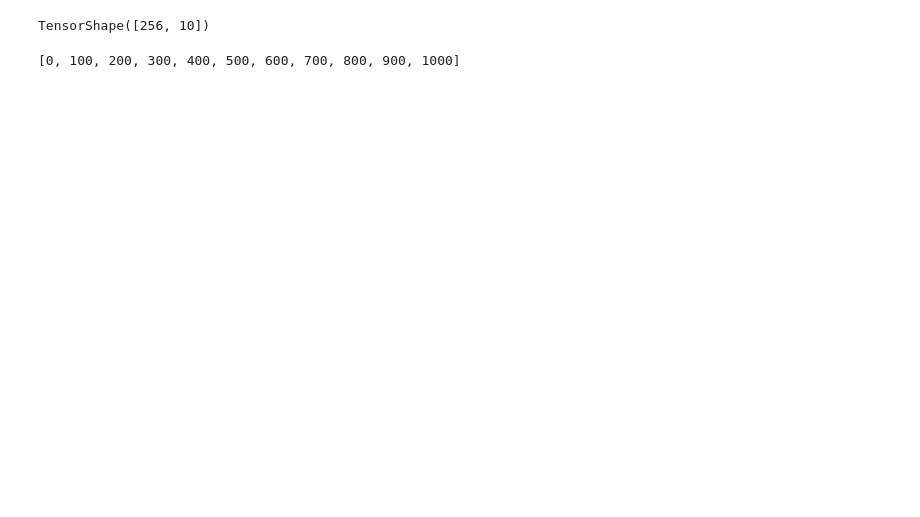
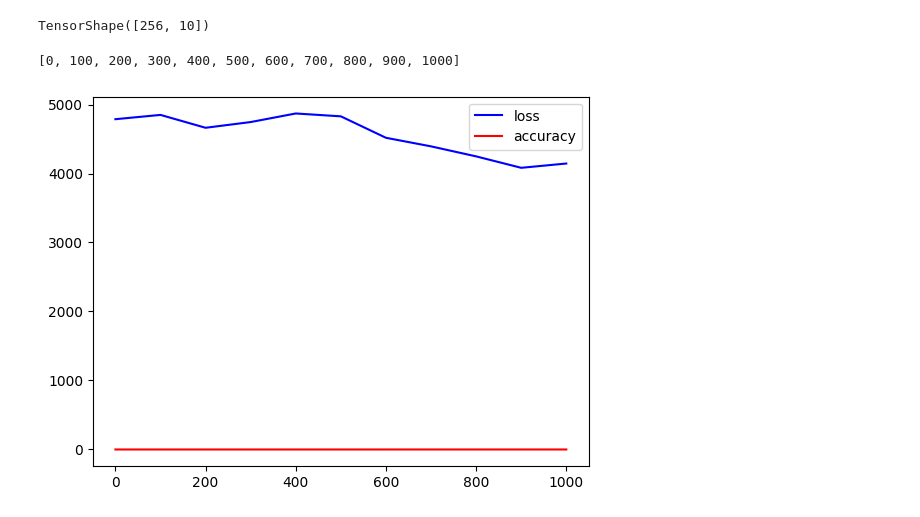
Before and after one commit to PavelStelmakhV/hw309-tensorflow, a Jupyter notebook: tensorflow_mnist_hw.ipynb, the cells around one changed output. Saved outputs shown, nothing was run; the diff lists cells and outputs as text; code cells hidden in the pictures; blank space fills up the shorter version.

```diff
--- a/tensorflow_mnist_hw.ipynb
+++ b/tensorflow_mnist_hw.ipynb
@@ -159,14 +167,12 @@ accuracy_history = [] # каждые display_step шагов сохраняйт
 # В этом цикле мы будем производить обучение нейронной сети
 # из тренировочного датасета train_data извлеките случайное подмножество, на котором
 # произведется тренировка. Используйте метод take, доступный для тренировочного датасета.
-for step, (batch_x, batch_y) in enumerate(train_data.take(1001), 0): # Место для вашего кода:
+for step, (batch_x, batch_y) in enumerate(train_data.take(1), 0): # Место для вашего кода:
     # Обновляем веса нейронной сети
     # Место для вашего кода
-    # print(batch_x.shape)
-    # print(batch_y.shape)
 
     train(neural_net, batch_x, batch_y)
-    # print(step)
+
     if step % display_step == 0:
         print(step)
 
@@ -213,19 +221,16 @@ steps
 # %%
 # Выведите графики зависимости изменения точности и потерь от шага
 # Если все сделано правильно, то точность должна расти, а потери уменьшаться
 
 # Место для вашего кода
 steps = list(range(0, 1001, 100))
-plt.plot(steps, weights, label='Weights', color=colors[0])
-plt.plot(steps, [TRUE_W] * len(epochs), '--',
-         label = "True weight", color=colors[0])
-
-plt.plot(steps, biases, label='bias', color=colors[1])
-plt.plot(steps, [TRUE_B] * len(epochs), "--",
-         label="True bias", color=colors[1])
+plt.plot(steps, loss_history, label='loss', color='b')
+plt.plot(steps, accuracy_history, label='accuracy', color='r')
 
 plt.legend()
 plt.show()
+# %% [output]
+[figure, added]
 # %%
 # Вычислите точность обученной нейросети
 
```
Also changed, not shown: parts of 4 cells of this notebook.
